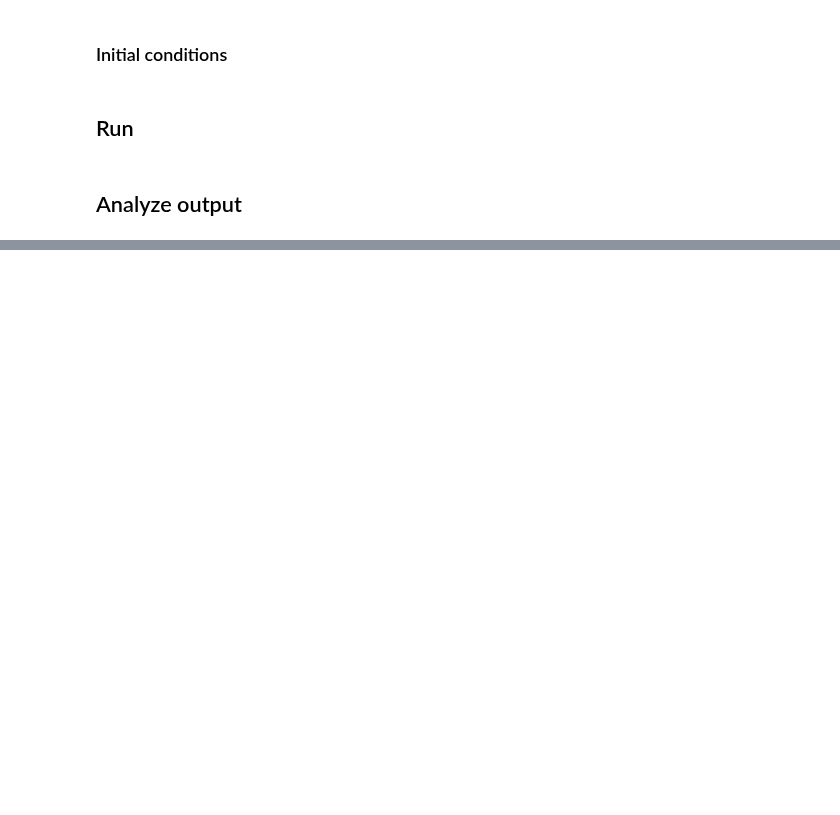
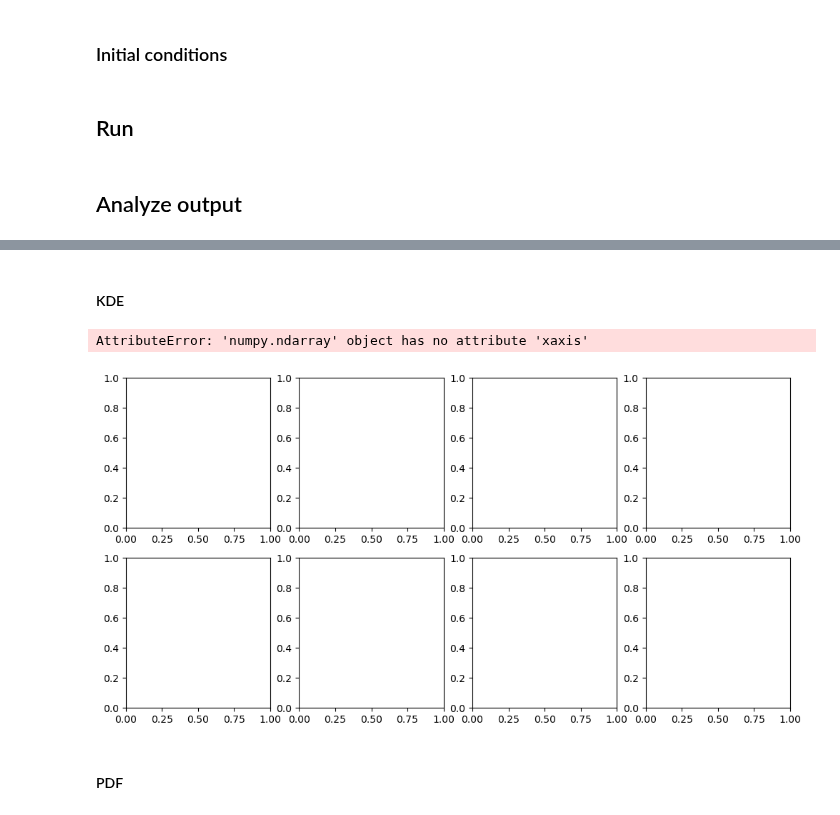
Before and after one commit to ericasimon16/woodwell_internship, a Jupyter notebook: parameter_ensemble.ipynb, the cells around one changed output, grey strips where cells are left out. Drawn from its saved outputs; the diff is of its cells as text; code cells hidden in the pictures; blank space fills up the shorter version.

```diff
--- a/parameter_ensemble.ipynb
+++ b/parameter_ensemble.ipynb
@@ -214,0 +491,3 @@ f.fill_species_configs(filename='~/data/species_configs_properties_calibration1.
+# %%
+eoc = f.temperature.loc[dict(timebounds=2100, layer=0)]
+eoc
@@ -214,0 +518,3 @@ f.fill_species_configs(filename='~/data/species_configs_properties_calibration1.
+# %%
+baseline_temp = np.average(f.temperature.loc[dict(timebounds=np.arange(1850, 1902), layer=0)], weights=weights_51yr, axis=0)
+baseline_temp.shape
@@ -214,0 +523,3 @@ f.fill_species_configs(filename='~/data/species_configs_properties_calibration1.
+# %%
+eoc_temp = eoc - baseline_temp
+eoc_temp
@@ -214,0 +565,19 @@ f.fill_species_configs(filename='~/data/species_configs_properties_calibration1.
+# %% [markdown]
+#### KDE
+# %%
+fig, ax = plt.subplots(2, 4, figsize=(12, 6))
+
+for i, scenario in enumerate(scenarios):
+    sns.kdeplot(eoc_temp.loc[dict(scenario=scenario)], color=ar6_colors[scenarios[i]], ax=ax[i], fill=True, alpha=0.5)
+    ax[i].set_title(fancy_titles[scenarios[i]])
+    ax[i].axhline(0.1, color="k", ls=":", lw=0.5)
+    ax[i].set_xlim(0, 10)
+    ax[i].set_ylim(0, 1.1)
+
+plt.suptitle("KDE of SSP Temperature Anomalies at 2100")
+fig.tight_layout()
+# %% [output]
+AttributeError: 'numpy.ndarray' object has no attribute 'xaxis'
+[figure, added]
+# %% [markdown]
+#### PDF
```
Also changed, not shown: parts of 30 cells of this notebook.
